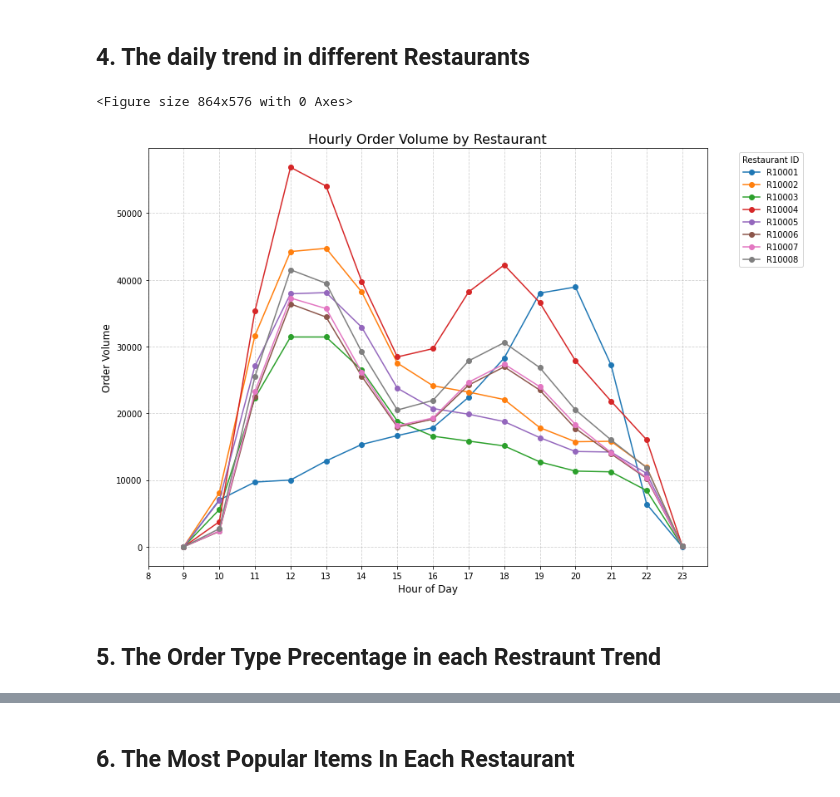
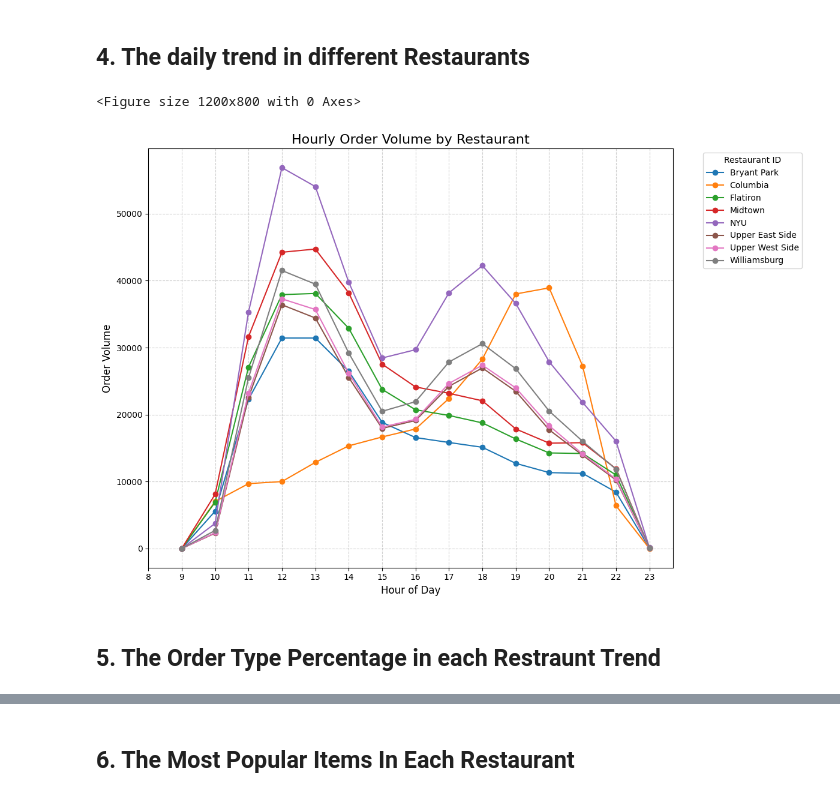
Before and after one commit to HarryYang1008/A2_python, a Jupyter notebook: analysis.ipynb, the cells around one changed output, grey strips where cells are left out. Drawn from its saved outputs; the diff is of its cells as text; code cells hidden in the pictures.

Commit message:
add the comment and change the RESTAURANT_ID with NAME, finished

```diff
--- a/analysis.ipynb
+++ b/analysis.ipynb
@@ -87,3 +76,27 @@ db_sum.head()
 | 2 | Bryant Park | 2018-01-03 | 818 | 0.0 |
 | 3 | Bryant Park | 2018-01-04 | 782 | 0.0 |
 | 4 | Bryant Park | 2018-01-05 | 719 | 0.0 |
+# %%
+# The data cleaning process
+
+# IF WE RUN THE BLOCK SINLGE AFTER WHOLE RUNING, THERE POP THE ERROR FOR COLUMN DEFINATION, SO WE READ THE DATA FROM THE FILE AGAIN HERE
+
+db_orders =pd.read_pickle('orders.pickle')
+
+# Create a mapping from RESTAURANT_ID to name
+id_to_name = db_res.set_index('RESTAURANT_ID')['NAME'].to_dict()
+
+# Replace RESTAURANT_ID in db_orders with the corresponding name
+db_orders['RESTAURANT_NAME'] = db_orders['RESTAURANT_ID'].map(id_to_name)
+
+# Drop the old RESTAURANT_ID column
+db_orders = db_orders.drop(columns=['RESTAURANT_ID'])
+# View the updated DataFrame
+db_orders.head()
+
+# Check for duplicated rows in the ORDER_ID column in db_orders
+duplicates_orders = db_orders[db_orders['ORDER_ID'].duplicated()]
+print("\nDuplicated ORDER_IDs in db_orders:")
+print(duplicates_orders)
+
+db_orders.head()
@@ -164,33 +301,35 @@ plt.show()
 # %%
 # make sure the DATETIME column in orders.pickle is in the right format
 db_orders['DATETIME'] = pd.to_datetime(db_orders['DATETIME'])
 
 # Extract the hour from each record of DATETIME
 db_orders['HOUR'] = db_orders['DATETIME'].dt.hour
 
 # GROUP THE DATA BY RESTRANUT AND HOUR, CHECK THE RESULT
-hourly_orders = db_orders.groupby(['HOUR', 'RESTAURANT_ID'])['ORDER_ID'].count().reset_index()
+#rest the index, and ORDER_ID becomes the name of the column containing the aggregated values.
+hourly_orders = db_orders.groupby(['HOUR', 'RESTAURANT_NAME'])['ORDER_ID'].count().reset_index()
 
 # MKE THE PIVOT TABLE AND USE HOUR AS THE INDEX AND USE RESTAURANT_ID AS COLUMN AND THE VALUE AS COUNT OF ORDERS
-pivot_table = hourly_orders.pivot(index='HOUR', columns='RESTAURANT_ID', values='ORDER_ID').fillna(0)
+# ALSO REPLACE THE NaN VALUE AS 0
+pivot_table = hourly_orders.pivot(index='HOUR', columns='RESTAURANT_NAME', values='ORDER_ID').fillna(0)
 
 # SET THE SIZE OF CHART AND DEPLOY
 plt.figure(figsize=(12, 8))
 pivot_table.plot(figsize=(12, 8), marker='o')
 
 # ADD THE LABLE AND TITLE TO THE CHART
 plt.title("Hourly Order Volume by Restaurant", fontsize=16)
-plt.xlabel("Hour of Day", fontsize=12)
-plt.ylabel("Order Volume", fontsize=12)
+plt.xlabel("Hour of Day", fontsize=12) # SET THE X-AXIS LABLE
+plt.ylabel("Order Volume", fontsize=12)# SET THE Y-AXIS LABLE
 plt.xticks(range(8, 24))  # BASE ON THE DATASET WE USE 9:00--23:00 AS THE RANGE OF TIME
 plt.grid(True, linestyle='--', alpha=0.6)
 plt.legend(title="Restaurant ID", bbox_to_anchor=(1.05, 1), loc='upper left')
 plt.tight_layout()
 
 # SHOW THE CHART
 plt.show()
 # %% [output]
-<Figure size 864x576 with 0 Axes>
+<Figure size 1200x800 with 0 Axes>
-[figure, old version]
+[figure, new version]
 # %% [markdown]
-## 5. The Order Type Precentage in each Restraunt Trend
+## 5. The Order Type Percentage in each Restraunt Trend
```
Also changed, not shown: parts of 15 cells of this notebook.
